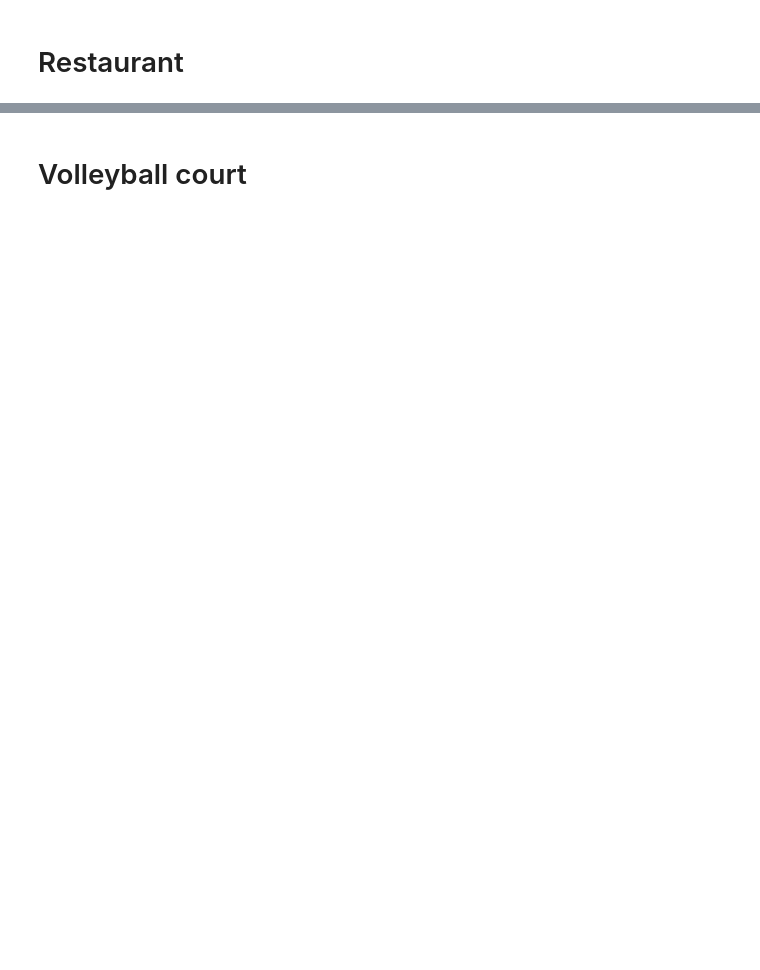
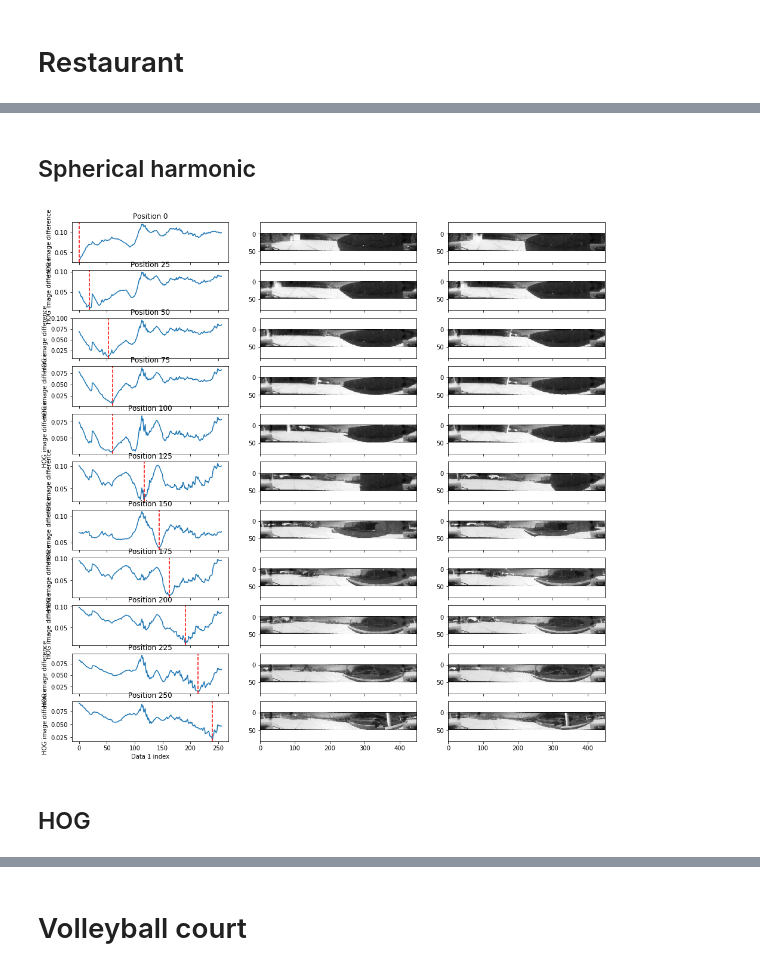
Before and after one commit to neworderofjamie/capocaccia_2018, a Jupyter notebook: driving/drive.ipynb, the cells around one changed output, grey strips where cells are left out. Cells and saved outputs as stored; diff of their text form; code cells hidden in the pictures; blank space fills up the shorter version.

```diff
--- a/driving/drive.ipynb
+++ b/driving/drive.ipynb
@@ -121,3 +136,13 @@ plot_comparison(data1, data2)
+# %% [markdown]
+## Spherical harmonic
+# %%
+spherical1 = load_spherical("drive")
+spherical2 = load_spherical("drive2")
+plot_hog_comparison(spherical1, spherical2, data1, data2)
+# %% [output]
+[figure, added]
+# %% [markdown]
+## HOG
 # %%
 hog1 = calc_hog(data1)
 hog2 = calc_hog(data2)
```
Also changed, not shown: parts of 16 cells of this notebook, 1 other file.
